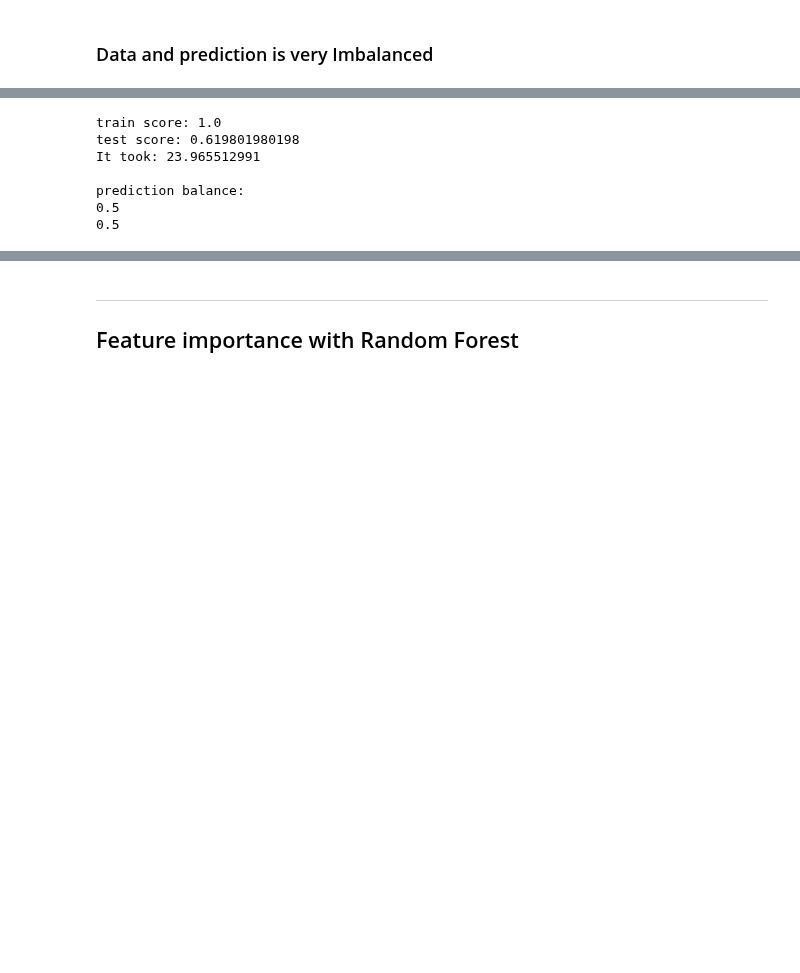
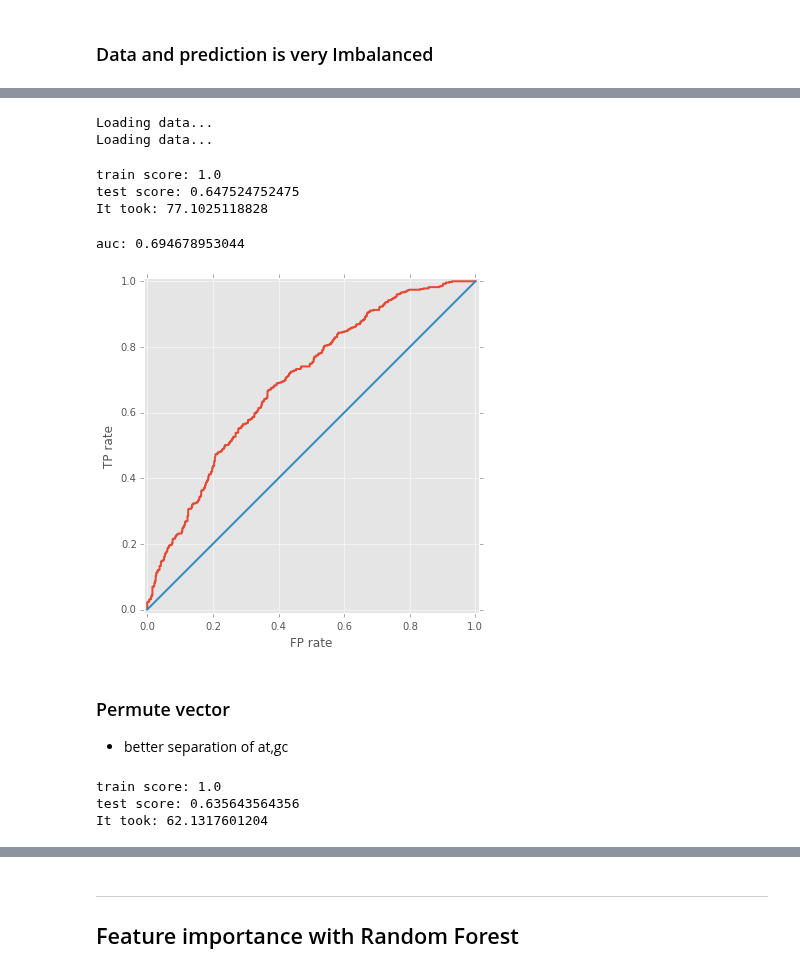
Before and after one commit to riblidezso/methylation_code, a Jupyter notebook: modelling/naive_sklearn_islands.ipynb, the cells around one changed output, grey strips where cells are left out. Cells and saved outputs as stored; diff of their text form; code cells hidden in the pictures; blank space fills up the shorter version.

```diff
--- a/modelling/naive_sklearn_islands.ipynb
+++ b/modelling/naive_sklearn_islands.ipynb
@@ -132,16 +110,23 @@ print bal_train_x.shape
+# %%
+train_id,train_x,train_y = read_my_data(fname='../prepare_data/balanced_islands_train_feat_vect.csv')
+test_id,test_x,test_y = read_my_data(fname='../prepare_data/balanced_islands_test_feat_vect.csv')
+# %% [output]
+Loading data...
+Loading data...
 # %%
-rf = ensemble.RandomForestClassifier(n_estimators=1000,min_samples_split=5,n_jobs=12)
-train_pred,test_pred=test_sklearn_model(rf,bal_train_x,bal_train_y,
-                                       bal_test_x,bal_test_y)
-
-print '\nprediction balance:'
-print np.mean(train_pred)
-print np.mean(test_pred)
+rf = ensemble.RandomForestClassifier(n_estimators=1000,min_samples_split=5,n_jobs=14)
+train_pred,test_pred,train_pred_pr,test_pred_pr=test_sklearn_model(
+    rf,train_x,train_y,test_x,test_y)
 # %% [output]
 train score: 1.0
-test score: 0.619801980198
-It took: 23.965512991
-
-prediction balance:
-0.5
-0.5
+test score: 0.647524752475
+It took: 77.1025118828
+# %%
+plot_roc(test_y,test_pred_pr[:,1])
+# %% [output]
+auc: 0.694678953044
+[figure, added]
+# %% [markdown]
+### Permute vector
+
+- better separation of at,gc
@@ -147,0 +141,8 @@ prediction balance:
+# %%
+rf = ensemble.RandomForestClassifier(n_estimators=1000,min_samples_split=5,n_jobs=14)
+train_pred,test_pred,train_pred_pr,test_pred_pr=test_sklearn_model(
+    rf,train_x,train_y,test_x,test_y)
+# %% [output]
+train score: 1.0
+test score: 0.635643564356
+It took: 62.1317601204
```
Also changed, not shown: parts of 21 cells of this notebook, 2 other files.
